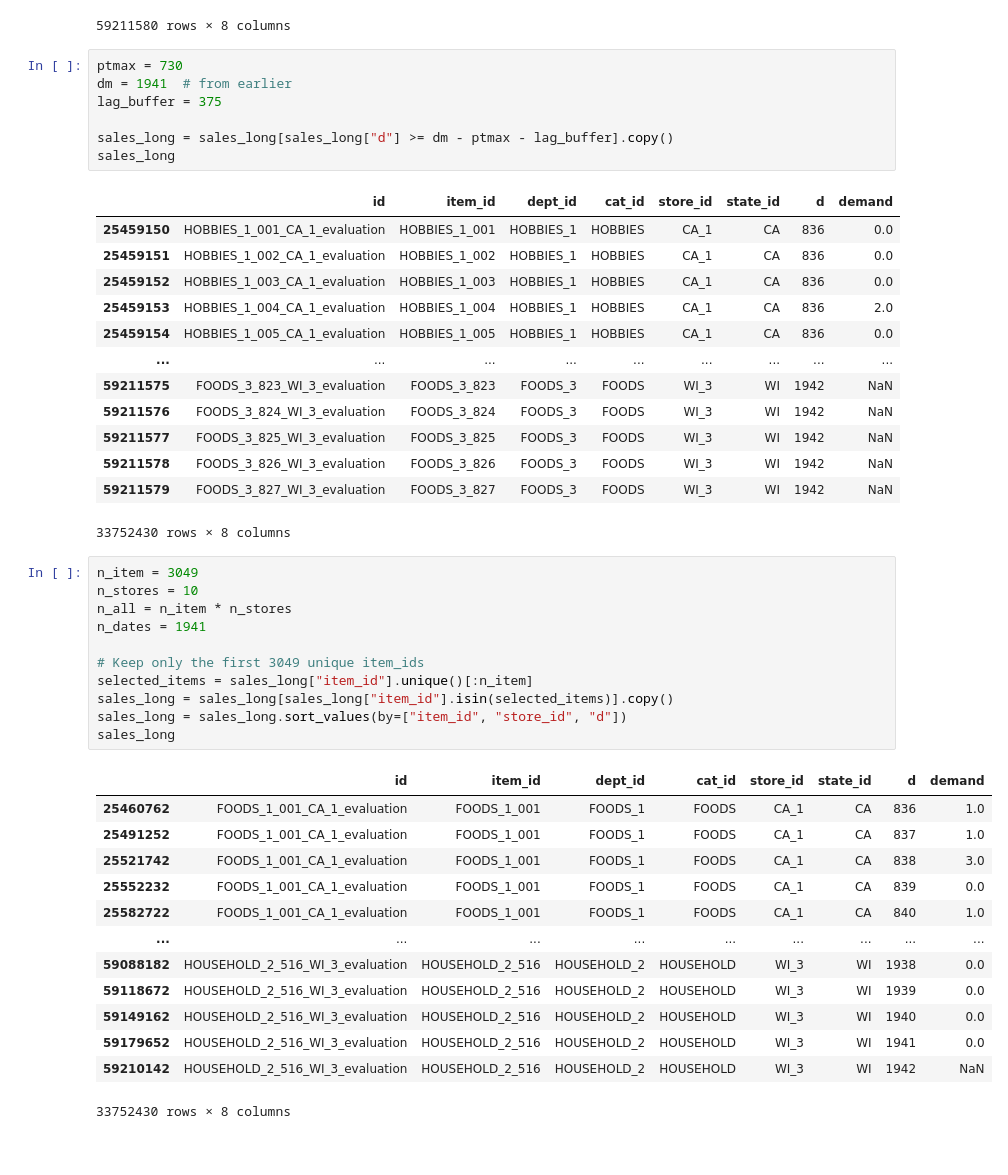
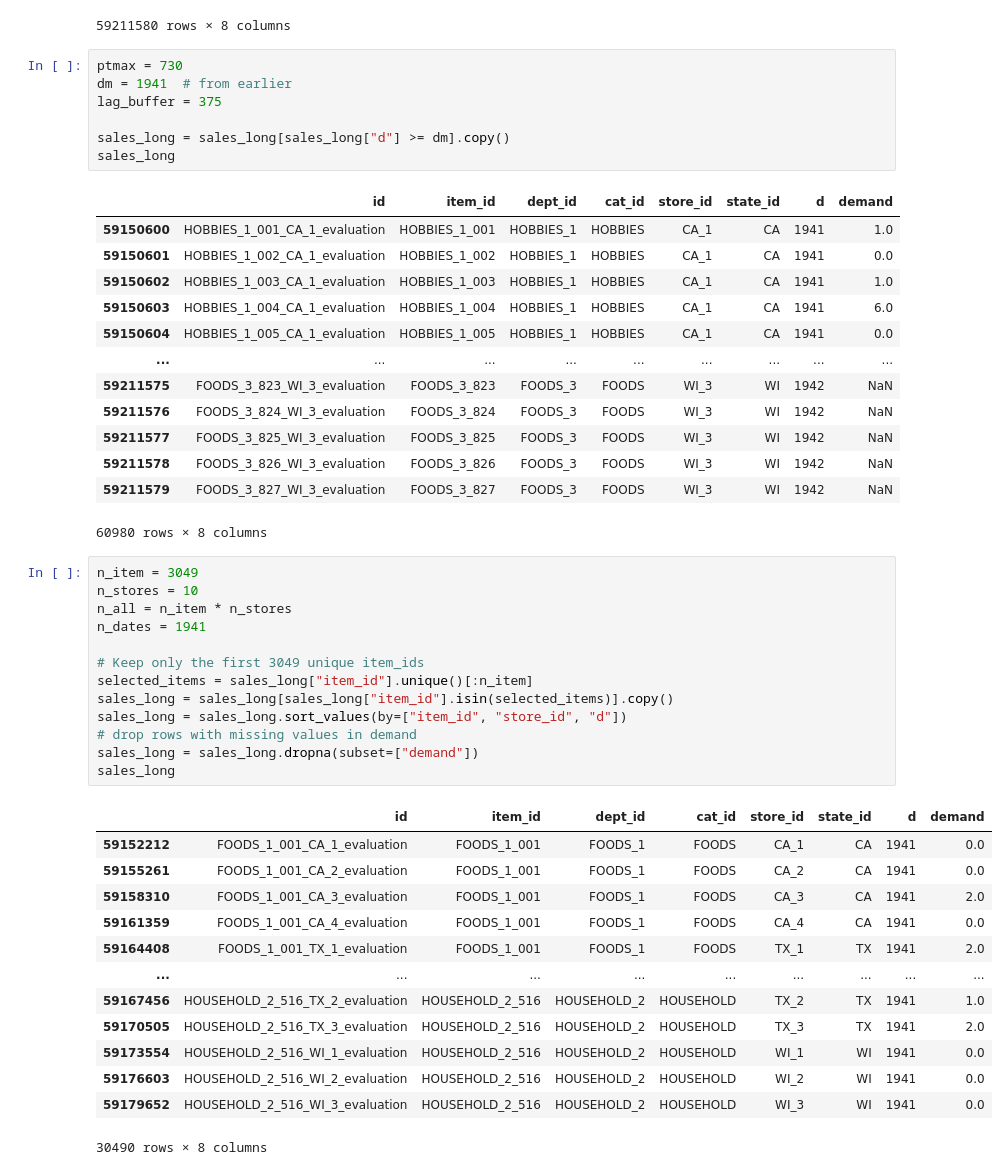
Before and after one commit to ujohn33/dgbm-paper, a Jupyter notebook: notebooks/check_ARIMA.ipynb, the cells around one changed output. Saved outputs shown, nothing was run; the diff lists cells and outputs as text.

```diff
--- a/notebooks/check_ARIMA.ipynb
+++ b/notebooks/check_ARIMA.ipynb
@@ -127,44 +131,46 @@ ptmax = 730
 dm = 1941  # from earlier
 lag_buffer = 375
 
-sales_long = sales_long[sales_long["d"] >= dm - ptmax - lag_buffer].copy()
+sales_long = sales_long[sales_long["d"] >= dm].copy()
 sales_long
 # %% [output]
 |  | id | item_id | dept_id | cat_id | store_id | state_id | d | demand |
-| 25459150 | HOBBIES_1_001_CA_1_evaluation | HOBBIES_1_001 | HOBBIES_1 | HOBBIES | CA_1 | CA | 836 | 0.0 |
-| 25459151 | HOBBIES_1_002_CA_1_evaluation | HOBBIES_1_002 | HOBBIES_1 | HOBBIES | CA_1 | CA | 836 | 0.0 |
-| 25459152 | HOBBIES_1_003_CA_1_evaluation | HOBBIES_1_003 | HOBBIES_1 | HOBBIES | CA_1 | CA | 836 | 0.0 |
-| 25459153 | HOBBIES_1_004_CA_1_evaluation | HOBBIES_1_004 | HOBBIES_1 | HOBBIES | CA_1 | CA | 836 | 2.0 |
-| 25459154 | HOBBIES_1_005_CA_1_evaluation | HOBBIES_1_005 | HOBBIES_1 | HOBBIES | CA_1 | CA | 836 | 0.0 |
+| 59150600 | HOBBIES_1_001_CA_1_evaluation | HOBBIES_1_001 | HOBBIES_1 | HOBBIES | CA_1 | CA | 1941 | 1.0 |
+| 59150601 | HOBBIES_1_002_CA_1_evaluation | HOBBIES_1_002 | HOBBIES_1 | HOBBIES | CA_1 | CA | 1941 | 0.0 |
+| 59150602 | HOBBIES_1_003_CA_1_evaluation | HOBBIES_1_003 | HOBBIES_1 | HOBBIES | CA_1 | CA | 1941 | 1.0 |
+| 59150603 | HOBBIES_1_004_CA_1_evaluation | HOBBIES_1_004 | HOBBIES_1 | HOBBIES | CA_1 | CA | 1941 | 6.0 |
+| 59150604 | HOBBIES_1_005_CA_1_evaluation | HOBBIES_1_005 | HOBBIES_1 | HOBBIES | CA_1 | CA | 1941 | 0.0 |
 | ... | ... | ... | ... | ... | ... | ... | ... | ... |
 | 59211575 | FOODS_3_823_WI_3_evaluation | FOODS_3_823 | FOODS_3 | FOODS | WI_3 | WI | 1942 | NaN |
 | 59211576 | FOODS_3_824_WI_3_evaluation | FOODS_3_824 | FOODS_3 | FOODS | WI_3 | WI | 1942 | NaN |
 | 59211577 | FOODS_3_825_WI_3_evaluation | FOODS_3_825 | FOODS_3 | FOODS | WI_3 | WI | 1942 | NaN |
 | 59211578 | FOODS_3_826_WI_3_evaluation | FOODS_3_826 | FOODS_3 | FOODS | WI_3 | WI | 1942 | NaN |
 | 59211579 | FOODS_3_827_WI_3_evaluation | FOODS_3_827 | FOODS_3 | FOODS | WI_3 | WI | 1942 | NaN |
-33752430 rows × 8 columns
+60980 rows × 8 columns
 # %%
 n_item = 3049
 n_stores = 10
 n_all = n_item * n_stores
 n_dates = 1941
 
 # Keep only the first 3049 unique item_ids
 selected_items = sales_long["item_id"].unique()[:n_item]
 sales_long = sales_long[sales_long["item_id"].isin(selected_items)].copy()
 sales_long = sales_long.sort_values(by=["item_id", "store_id", "d"])
+# drop rows with missing values in demand
+sales_long = sales_long.dropna(subset=["demand"])
 sales_long
 # %% [output]
 |  | id | item_id | dept_id | cat_id | store_id | state_id | d | demand |
-| 25460762 | FOODS_1_001_CA_1_evaluation | FOODS_1_001 | FOODS_1 | FOODS | CA_1 | CA | 836 | 1.0 |
-| 25491252 | FOODS_1_001_CA_1_evaluation | FOODS_1_001 | FOODS_1 | FOODS | CA_1 | CA | 837 | 1.0 |
-| 25521742 | FOODS_1_001_CA_1_evaluation | FOODS_1_001 | FOODS_1 | FOODS | CA_1 | CA | 838 | 3.0 |
-| 25552232 | FOODS_1_001_CA_1_evaluation | FOODS_1_001 | FOODS_1 | FOODS | CA_1 | CA | 839 | 0.0 |
-| 25582722 | FOODS_1_001_CA_1_evaluation | FOODS_1_001 | FOODS_1 | FOODS | CA_1 | CA | 840 | 1.0 |
+| 59152212 | FOODS_1_001_CA_1_evaluation | FOODS_1_001 | FOODS_1 | FOODS | CA_1 | CA | 1941 | 0.0 |
+| 59155261 | FOODS_1_001_CA_2_evaluation | FOODS_1_001 | FOODS_1 | FOODS | CA_2 | CA | 1941 | 0.0 |
+| 59158310 | FOODS_1_001_CA_3_evaluation | FOODS_1_001 | FOODS_1 | FOODS | CA_3 | CA | 1941 | 2.0 |
+| 59161359 | FOODS_1_001_CA_4_evaluation | FOODS_1_001 | FOODS_1 | FOODS | CA_4 | CA | 1941 | 0.0 |
+| 59164408 | FOODS_1_001_TX_1_evaluation | FOODS_1_001 | FOODS_1 | FOODS | TX_1 | TX | 1941 | 2.0 |
 | ... | ... | ... | ... | ... | ... | ... | ... | ... |
-| 59088182 | HOUSEHOLD_2_516_WI_3_evaluation | HOUSEHOLD_2_516 | HOUSEHOLD_2 | HOUSEHOLD | WI_3 | WI | 1938 | 0.0 |
-| 59118672 | HOUSEHOLD_2_516_WI_3_evaluation | HOUSEHOLD_2_516 | HOUSEHOLD_2 | HOUSEHOLD | WI_3 | WI | 1939 | 0.0 |
-| 59149162 | HOUSEHOLD_2_516_WI_3_evaluation | HOUSEHOLD_2_516 | HOUSEHOLD_2 | HOUSEHOLD | WI_3 | WI | 1940 | 0.0 |
+| 59167456 | HOUSEHOLD_2_516_TX_2_evaluation | HOUSEHOLD_2_516 | HOUSEHOLD_2 | HOUSEHOLD | TX_2 | TX | 1941 | 1.0 |
+| 59170505 | HOUSEHOLD_2_516_TX_3_evaluation | HOUSEHOLD_2_516 | HOUSEHOLD_2 | HOUSEHOLD | TX_3 | TX | 1941 | 2.0 |
+| 59173554 | HOUSEHOLD_2_516_WI_1_evaluation | HOUSEHOLD_2_516 | HOUSEHOLD_2 | HOUSEHOLD | WI_1 | WI | 1941 | 0.0 |
+| 59176603 | HOUSEHOLD_2_516_WI_2_evaluation | HOUSEHOLD_2_516 | HOUSEHOLD_2 | HOUSEHOLD | WI_2 | WI | 1941 | 0.0 |
 | 59179652 | HOUSEHOLD_2_516_WI_3_evaluation | HOUSEHOLD_2_516 | HOUSEHOLD_2 | HOUSEHOLD | WI_3 | WI | 1941 | 0.0 |
-| 59210142 | HOUSEHOLD_2_516_WI_3_evaluation | HOUSEHOLD_2_516 | HOUSEHOLD_2 | HOUSEHOLD | WI_3 | WI | 1942 | NaN |
-33752430 rows × 8 columns
+30490 rows × 8 columns
```
Also changed, not shown: parts of 6 cells of this notebook, 5 other files.
